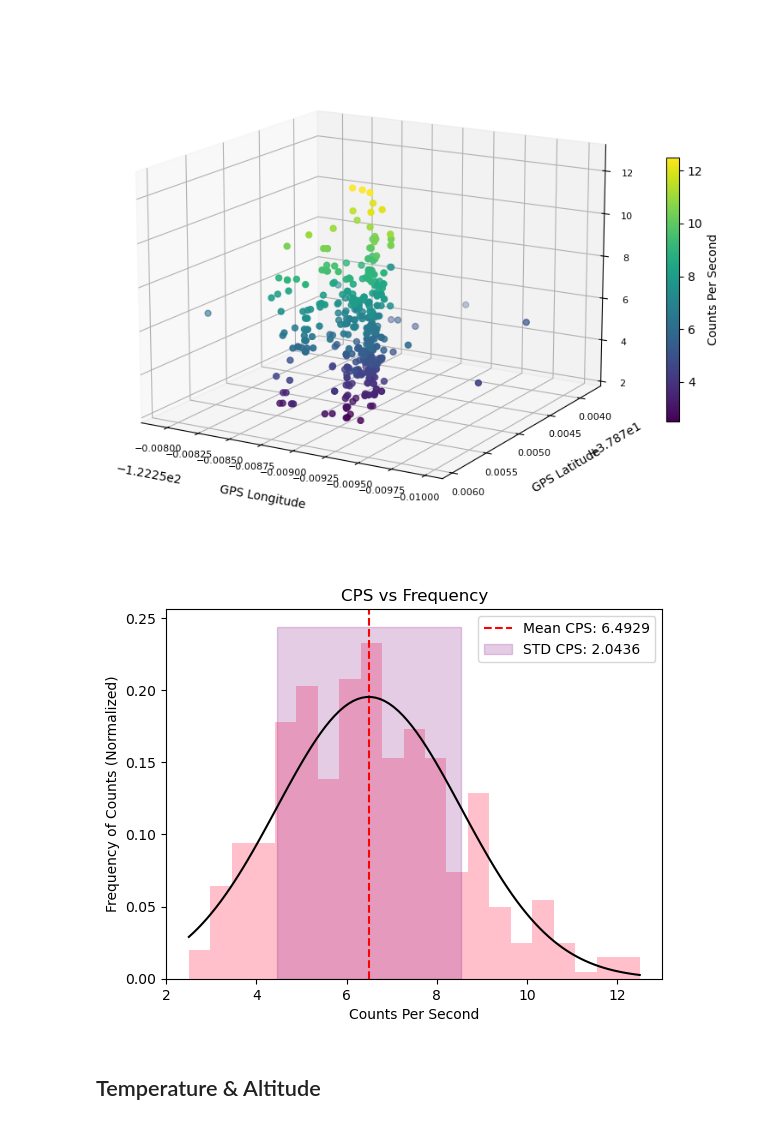
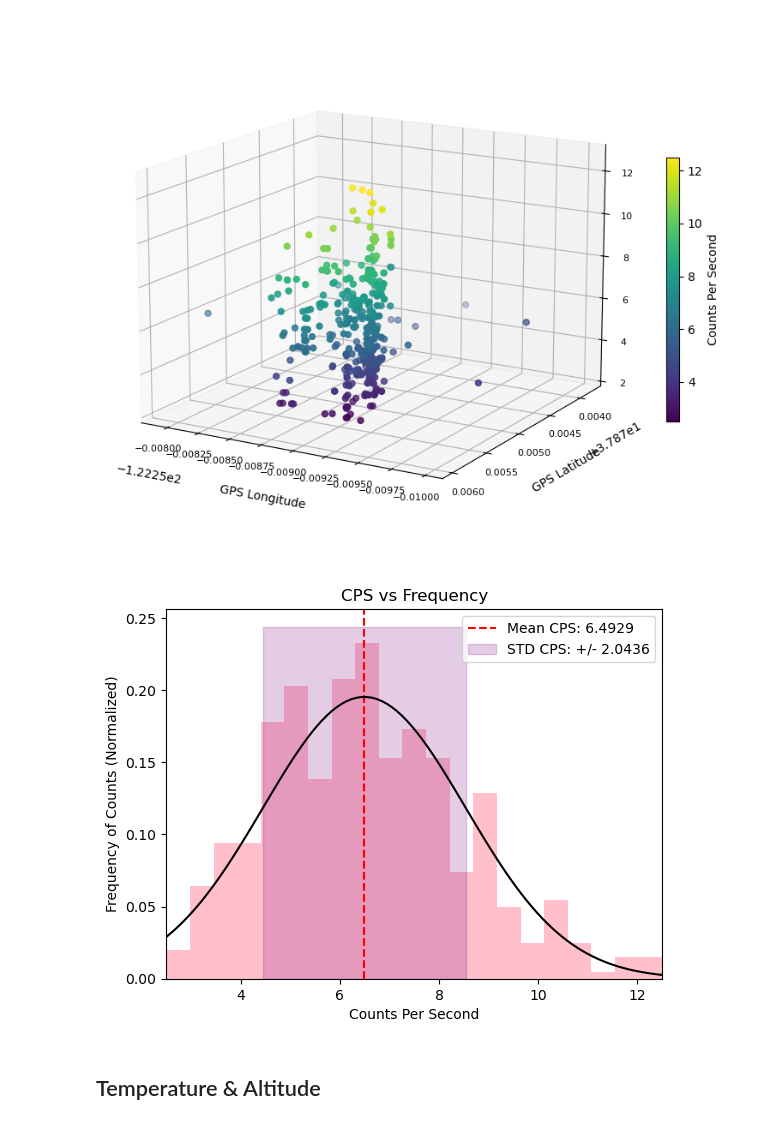
Before and after one commit to asifwaltz/Clever-KatRegOw-E11, a Jupyter notebook: Lab13/LabReport.ipynb, the cells around one changed output. Saved outputs shown, nothing was run; the diff lists cells and outputs as text; code cells hidden in the pictures.

```diff
--- a/Lab13/LabReport.ipynb
+++ b/Lab13/LabReport.ipynb
@@ -85,25 +85,26 @@ plt.show()
 # %%
 fig, ax = plt.subplots()
 
 radMean, radStd = norm.fit(radPos["cps"])
 x = np.linspace(radPos["cps"].min(), radPos["cps"].max(), 100)
 pdf = norm.pdf(x, radMean, radStd)
 
-ax.hist(radPos["cps"], bins = 21, density = True, color = "pink")
-plt.axvline(radMean, color = "r", linestyle='--', label = "Mean CPS: " + str(round(radMean, 4)))
+plt.hist(radPos["cps"], bins = 21, density = True, color = "pink")
+plt.axvline(radMean, color = "r", linestyle = "--", label = "Mean CPS: " + str(round(radMean, 4)))
 
-test = np.linspace(radMean - radStd, radMean + radStd, 100)
-ax.fill_between(test, 0, ax.get_ylim()[1], color = "purple", alpha=0.2, label = "STD CPS: " + str(round(radStd, 4)))
+x_fill = np.linspace(radMean - radStd, radMean + radStd, 100)
+plt.fill_between(x_fill, 0, ax.get_ylim()[1], color = "purple", alpha = 0.2, label = "STD CPS: +/- " + str(round(radStd, 4)))
 
 plt.plot(x, pdf, color = "k")
 
 plt.title("CPS vs Frequency")
 plt.xlabel("Counts Per Second")
+plt.xlim(radPos["cps"].min(), radPos["cps"].max())
 plt.ylabel("Frequency of Counts (Normalized)")
 plt.legend()
 plt.show()
 # %% [output]
-[figure, old version]
+[figure, new version]
 # %% [markdown]
 ## Temperature & Altitude
 # %%
```
Also changed, not shown: parts of 5 cells of this notebook.
